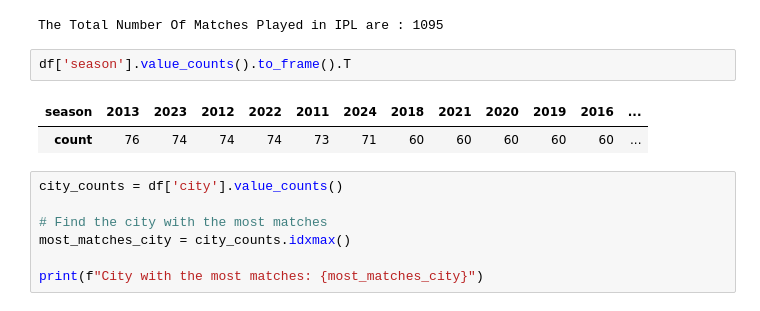
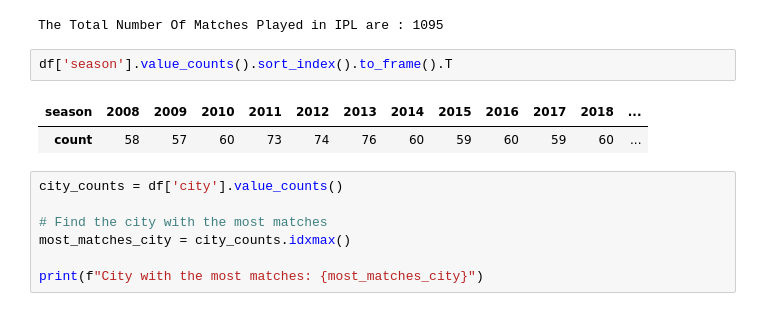
Before and after one commit to Mallikharjuna535/IPL_All_Seasons_Data_Analysis, a Jupyter notebook: Matches_Data.ipynb, the cells around one changed output. Saved outputs shown, nothing was run; the diff lists cells and outputs as text.

```diff
--- a/Matches_Data.ipynb
+++ b/Matches_Data.ipynb
@@ -81,10 +81,10 @@ print(f"The Total Number Of Matches Played in IPL are : {total_matches}")
 # %% [output]
 The Total Number Of Matches Played in IPL are : 1095
 # %%
-df['season'].value_counts().to_frame().T
+df['season'].value_counts().sort_index().to_frame().T
 # %% [output]
-| season | 2013 | 2023 | 2012 | 2022 | 2011 | 2024 | 2018 | 2021 | 2020 | 2019 | 2016 | ... |
-| count | 76 | 74 | 74 | 74 | 73 | 71 | 60 | 60 | 60 | 60 | 60 | ... |
+| season | 2008 | 2009 | 2010 | 2011 | 2012 | 2013 | 2014 | 2015 | 2016 | 2017 | 2018 | ... |
+| count | 58 | 57 | 60 | 73 | 74 | 76 | 60 | 59 | 60 | 59 | 60 | ... |
 # %%
 city_counts = df['city'].value_counts()
 
```
Also changed, not shown: parts of 1 cell of this notebook.
